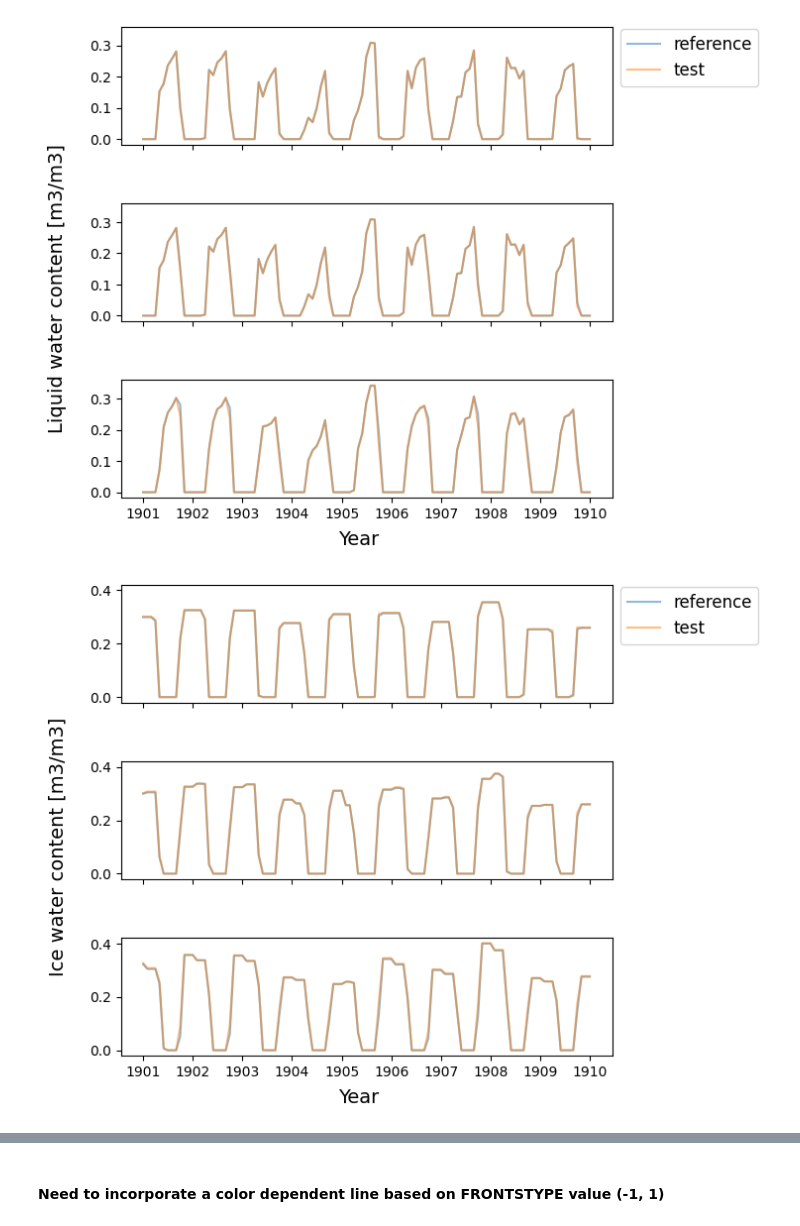
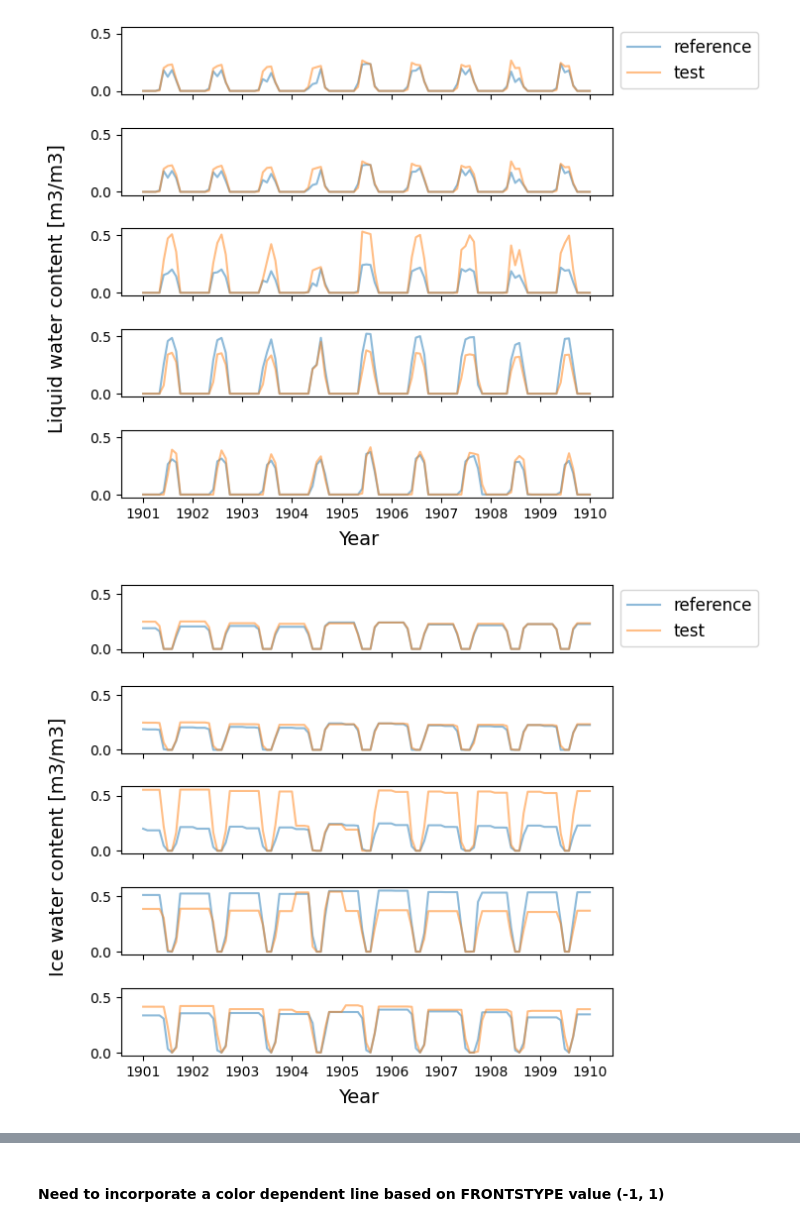
Before and after one commit to uaf-arctic-eco-modeling/dvm-dos-tem, a Jupyter notebook: latent_heat_curves/Comparing_Code_Changes.ipynb, the cells around one changed output, grey strips where cells are left out. Saved outputs shown, nothing was run; the diff lists cells and outputs as text; code cells hidden in the pictures.

```diff
--- a/latent_heat_curves/Comparing_Code_Changes.ipynb
+++ b/latent_heat_curves/Comparing_Code_Changes.ipynb
@@ -169,10 +169,10 @@ from output import load_trsc_dataframe
 
 # Setting directory structure
 
-base_dir = "/data/workflows/latent_heat/"
+base_dir = "/data/workflows/latent_heat/apparent_heat_cap_ics/"
 f_dir = [
-    "reference",
-    "unfroz"
+    "ref",
+    "lhc_happ"
     # "env"
     ]
 f_name = [
@@ -184,7 +184,7 @@ f_name = [
 
 units = {}; monthly = {} ; yearly = {}
 
-py = 0; px = 9
+py = 0; px = 0
 
 yearly_vars = ["ALD"]
 monthly_vars = ['WATERTAB', 'SNOWTHICK']
@@ -283,7 +283,7 @@ Trying to open:  /data/workflows/latent_heat/unfroz/output/TCLAYER_monthly_sc.nc
 n_layers = 10
 
 date_start = pd.to_datetime("1901")
-date_end = pd.to_datetime("1905")
+date_end = pd.to_datetime("1903")
 
 fig, ax = plt.subplots(n_layers, 1, sharex=True, sharey=True)
 
@@ -307,6 +307,6 @@ plt.show()
 # %%
 # Plotting liquid water
-n_layers = 3
+n_layers = 5
 
 date_start = pd.to_datetime("1901")
 date_end = pd.to_datetime("1910")
@@ -325,29 +325,29 @@ fig.text(0.5, 0.01, 'Year', ha='center', fontsize=14)
 fig.text(0.01, 0.55, f'Liquid water content [{units["LWCLAYER"]}]', va='center', rotation='vertical', fontsize=14)
 plt.show()
 # %% [output]
-[figure, old version]
+[figure, new version]
 # %%
 # Plotting ice water content
-n_layers = 3
+n_layers = 5
 
 date_start = pd.to_datetime("1901")
 date_end = pd.to_datetime("1910")
 
 fig, ax = plt.subplots(n_layers, 1, sharex=True, sharey=True)
 
 for i in range(0, n_layers):
 
     ax[i].plot(layer_data["IWCLAYER"][0][date_start:date_end][i], alpha = 0.5, label="reference")
     ax[i].plot(layer_data["IWCLAYER"][1][date_start:date_end][i], alpha = 0.5, label="test")
 
 ax[0].legend(bbox_to_anchor=(1.0, 1.05), loc="upper left", fontsize=12)
 
 plt.subplots_adjust(left=None, bottom=None, right=None, top=1.1, wspace=None, hspace=0.5)
 fig.text(0.5, 0.01, 'Year', ha='center', fontsize=14)
 fig.text(0.01, 0.55, f'Ice water content [{units["IWCLAYER"]}]', va='center', rotation='vertical', fontsize=14)
 plt.show()
 # %% [output]
-[figure, old version]
+[figure, new version]
 # %%
 # Plotting liquid water against temperature
 n_layers = 3
```
Also changed, not shown: parts of 12 cells of this notebook.
